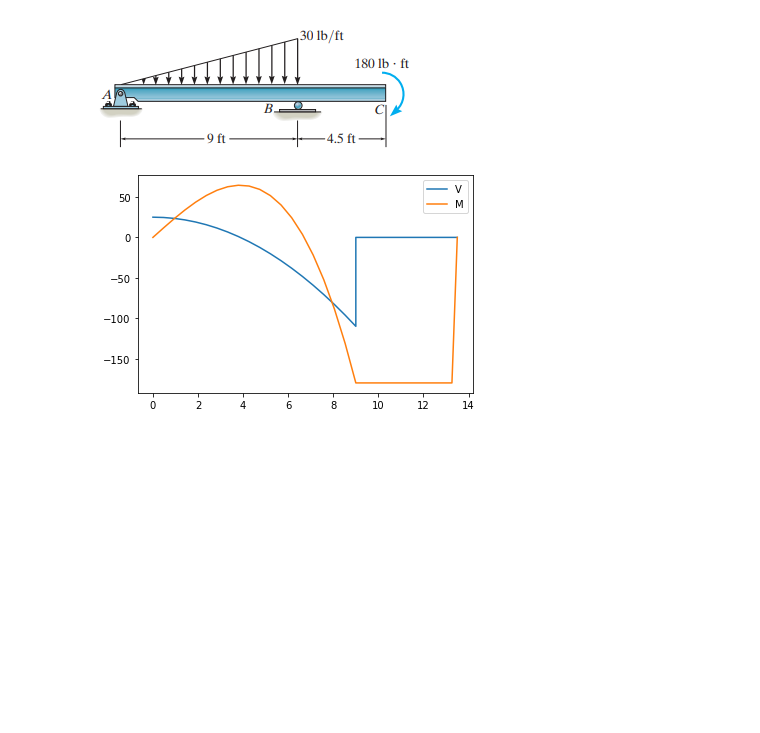
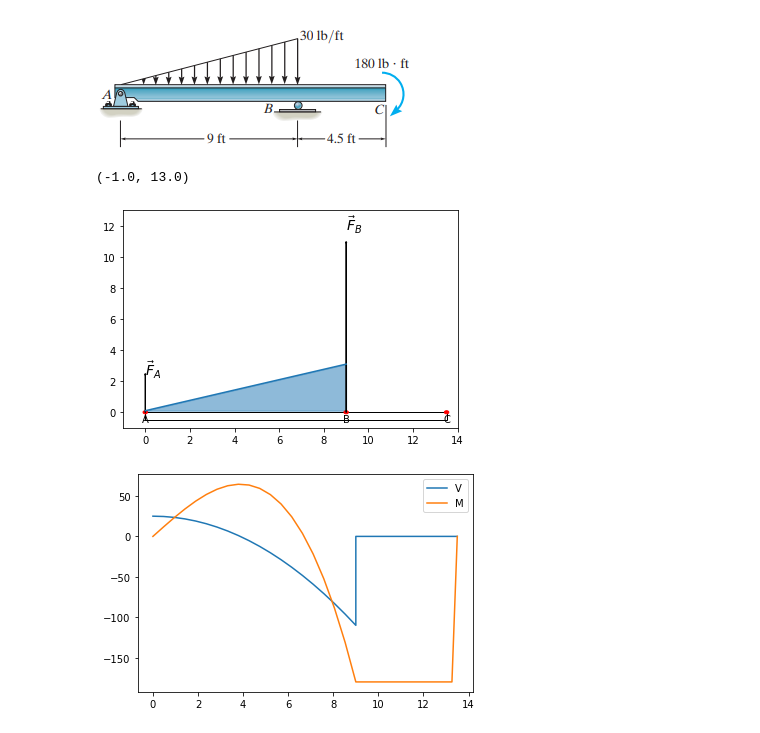
Before and after one commit to michaelhotchkiss/Statics, a Jupyter notebook: Chapter 7 - Internal Forces.ipynb, the cells around one changed output. Drawn from its saved outputs; the diff is of its cells as text; code cells hidden in the pictures; blank space fills up the shorter version.

```diff
--- a/Chapter 7 - Internal Forces.ipynb
+++ b/Chapter 7 - Internal Forces.ipynb
@@ -57,3 +52,58 @@ import matplotlib.pyplot as plt
+# %%
+import string
+import numpy as np
+from matplotlib.patches import FancyArrow, Rectangle, Circle
+import matplotlib.pyplot as plt
+from draw_functions import draw_load
+figure, axes = plt.subplots()
+points = {
+    'A': np.array([0, 0]),
+    'B': np.array([9, 0]),
+    'C': np.array([13.5, 0])
+}
+
+orientations = ['bottom','bottom','bottom']
+point_labels = list(string.ascii_uppercase)[:3]
+
+def draw_beam(length, thickness,angle):
+    beam = Rectangle((0, -.5), length, thickness, edgecolor='black', facecolor='white',angle=angle)
+    axes.add_patch(beam)
+    return
+
+beam = draw_beam(13.5,.5,0)
+load_x_values = np.linspace(0,9)
+load = draw_load(load_x_values,3,'triangle',.1)
+for label,orientation in zip(point_labels,orientations):
+    dot = Circle(points[label], radius=0.1, fill=True, color='red')
+    axes.add_patch(dot)
+    if orientation=='top':
+        plt.text(points[label][0],points[label][1] + .15,label,va='bottom',ha='center')
+    elif orientation=='bottom':
+        plt.text(points[label][0],points[label][1] - 0.15,label,va='top',ha='center')
+    else:
+        plt.text(points[label][0],points[label][1],label,va='center',ha='center')
+
+vectors = {
+    'F_{A}': {'origin': points['A'], 'vector': np.array([0,2.5])},
+    'F_{B}': {'origin': points['B'], 'vector': np.array([0,11])}
+}
+for label, vector_dictionary in vectors.items():
+    origin = vector_dictionary['origin']
+    vector = vector_dictionary['vector']
+    vector_arrow = FancyArrow(origin[0], origin[1], vector[0], vector[1],
+    width=.02,length_includes_head=True, color='k')
+    axes.text(origin[0] + vector[0],
+               origin[1] + vector[1] * 1.1,
+               r'$\vec{'+label[0]+r'}' + label[1:] + r'$', color='k', fontsize=14,
+               va='center',ha='left'
+                               )
+    axes.add_patch(vector_arrow)
+
+axes.set_xlim([-1 , 14])
+axes.set_ylim([-1 ,13])
+# %% [output]
+(-1.0, 13.0)
+[figure, added]
 # %%
 import numpy as np
 import scipy.integrate as integrate
```
Also changed, not shown: parts of 5 cells of this notebook, 3 other files.
